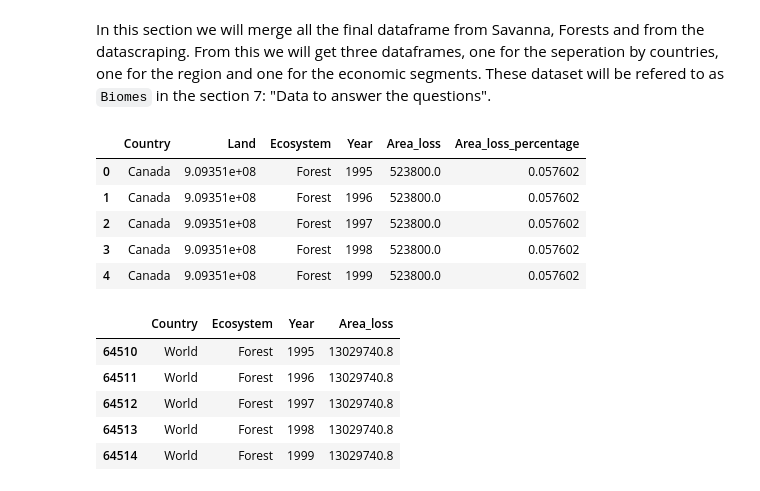
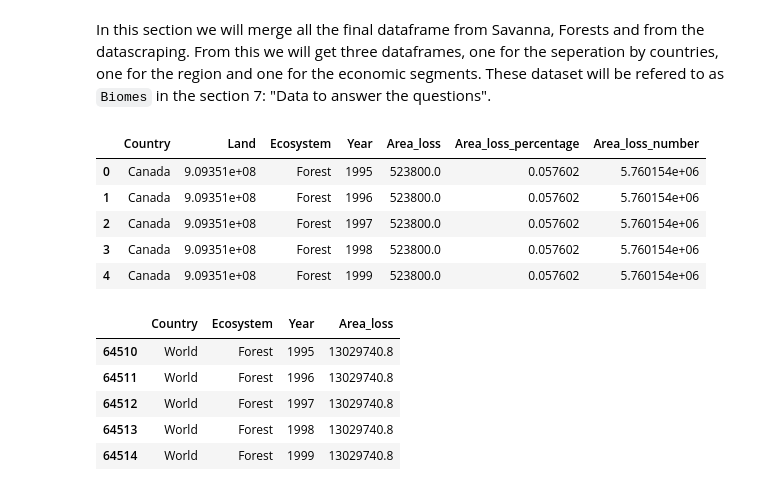
Before and after one commit to CeliaBenquet/Project_ADA, a Jupyter notebook: ada_project.ipynb, the cells around one changed output. Drawn from its saved outputs; the diff is of its cells as text; code cells hidden in the pictures.

```diff
--- a/ada_project.ipynb
+++ b/ada_project.ipynb
@@ -575,21 +575,24 @@ In this section we will merge all the final dataframe from Savanna, Forests and
 # %%
 # First we add the forest ecosystem to the ones from savanna for the Country datasets
 lossesCountry = forestsCountry.append(savannaCountry)
 
 # We add to this  the data from the scraping to get the total land area of each country
 land_areas = country_areas[["Country", "Land"]]
 biomesCountry = land_areas.merge(lossesCountry, on='Country')
+# Compute the percentage:
 biomesCountry['Area_loss_percentage'] = biomesCountry['Area_loss']/biomesCountry['Land'].astype('int')*100
+#'Area_loss_number' is a column that will just help to plot the data on a logscale:
+biomesCountry['Area_loss_number'] = (biomesCountry['Area_loss_percentage']*1e8).astype('float')
 #biomesCountry['Area_loss_number'] = (biomesCountry['Area_loss_percentage']*1e8).astype('int')
 biomesCountry.head()
 #biomesCountry['Area_loss_percentage'].describe()
 # %% [output]
-|  | Country | Land | Ecosystem | Year | Area_loss | Area_loss_percentage |
-| 0 | Canada | 9.09351e+08 | Forest | 1995 | 523800.0 | 0.057602 |
-| 1 | Canada | 9.09351e+08 | Forest | 1996 | 523800.0 | 0.057602 |
-| 2 | Canada | 9.09351e+08 | Forest | 1997 | 523800.0 | 0.057602 |
-| 3 | Canada | 9.09351e+08 | Forest | 1998 | 523800.0 | 0.057602 |
-| 4 | Canada | 9.09351e+08 | Forest | 1999 | 523800.0 | 0.057602 |
+|  | Country | Land | Ecosystem | Year | Area_loss | Area_loss_percentage | Area_loss_number |
+| 0 | Canada | 9.09351e+08 | Forest | 1995 | 523800.0 | 0.057602 | 5.760154e+06 |
+| 1 | Canada | 9.09351e+08 | Forest | 1996 | 523800.0 | 0.057602 | 5.760154e+06 |
+| 2 | Canada | 9.09351e+08 | Forest | 1997 | 523800.0 | 0.057602 | 5.760154e+06 |
+| 3 | Canada | 9.09351e+08 | Forest | 1998 | 523800.0 | 0.057602 | 5.760154e+06 |
+| 4 | Canada | 9.09351e+08 | Forest | 1999 | 523800.0 | 0.057602 | 5.760154e+06 |
 # %%
 # The same is done for the region but without the total area
 biomesRegion = forestsRegion.append(savannaRegion)
```
Also changed, not shown: parts of 12 cells of this notebook.
